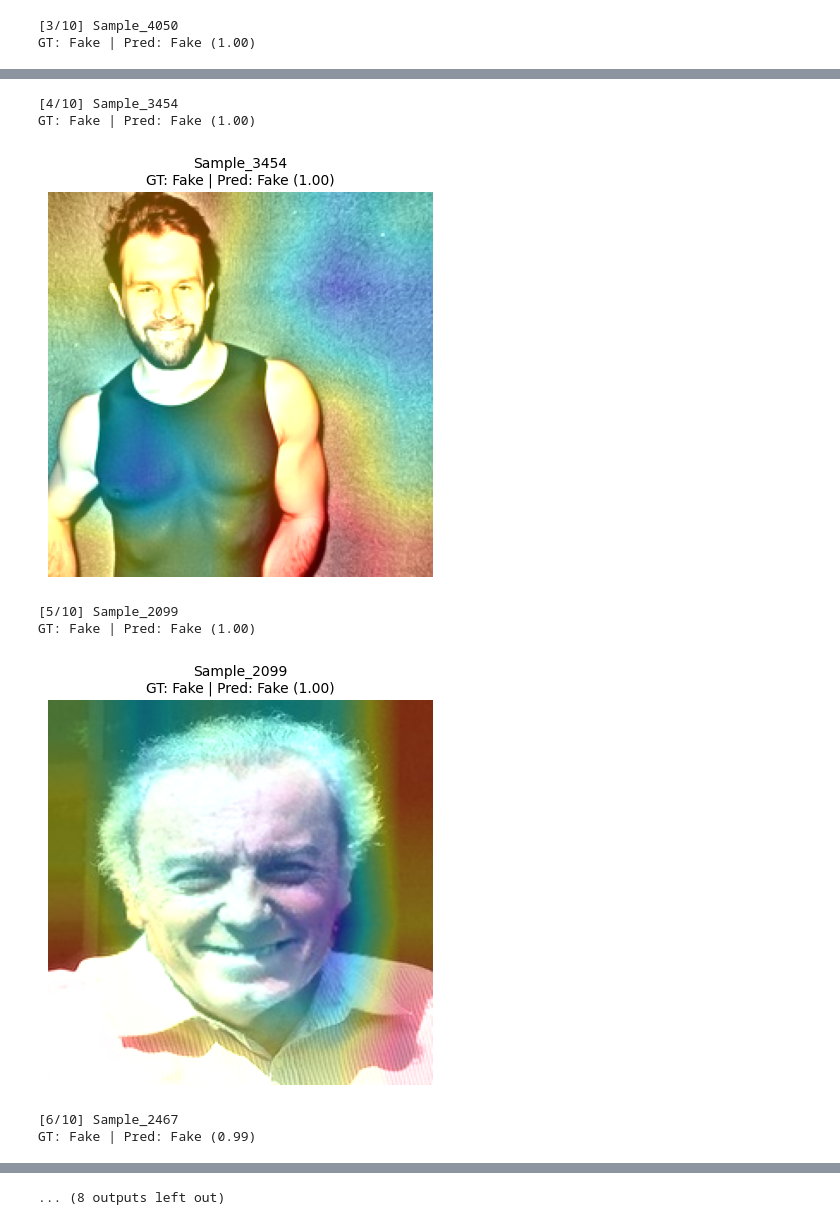
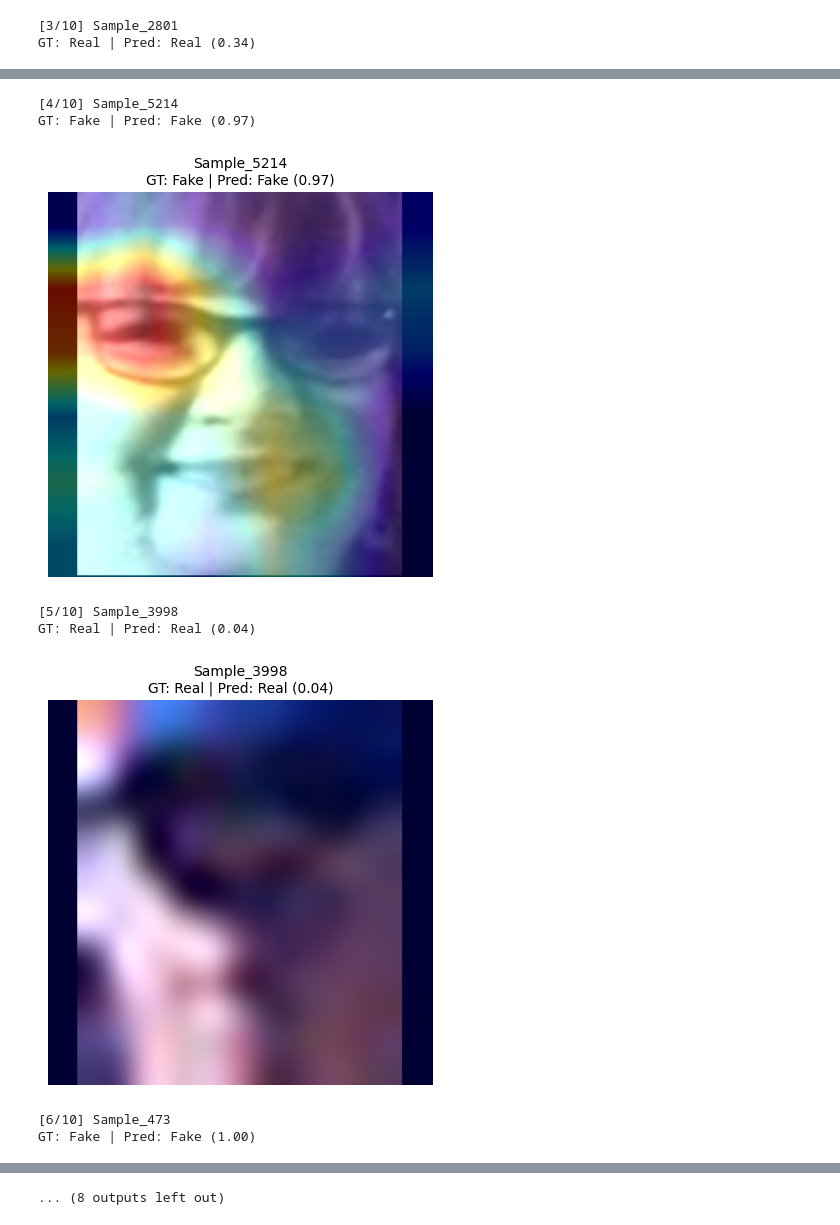
Before and after one commit to MLProject-2025/cnn, a Jupyter notebook: deepfake_with_gradcam.ipynb, the cells around one changed output, grey strips where cells are left out. Cells and saved outputs as stored; diff of their text form; code cells hidden in the pictures.

```diff
--- a/deepfake_with_gradcam.ipynb
+++ b/deepfake_with_gradcam.ipynb
@@ -265,9 +326,9 @@ device = torch.device("cuda" if torch.cuda.is_available() else "cpu")
 print(f"Using device: {device}")
 
 # 데이터 경로 및 라벨 수집
-Fake_PATH = "D:/workspace/python/experiments/dataset/deepfake_60k_224px/face_fake"
-Real_PATH = "D:/workspace/python/experiments/dataset/deepfake_60k_224px/face_real"
-MODEL_SAVE_PATH = "D:/workspace/python/experiments/deepfake_baseline_model.pth"
+Fake_PATH = "D:/workspace/python/experiments/dataset/univ_ML_basic/deepfake/cropped/face_fake"
+Real_PATH = "D:/workspace/python/experiments/dataset/univ_ML_basic/deepfake/cropped/face_real"
+MODEL_SAVE_PATH = "D:/workspace/python/experiments//deepfake_baseline_model.pth"
 print("이미지 경로 수집 중...")
 face_real_dir = os.path.join(Real_PATH)
 face_fake_dir = os.path.join(Fake_PATH)
@@ -276,26 +337,19 @@ real_paths = glob.glob(os.path.join(face_real_dir, "*.*"))
 fake_paths = glob.glob(os.path.join(face_fake_dir, "*.*"))
 
 all_paths = real_paths + fake_paths
+NUM_SAMPLES = len(all_paths)
 all_labels = [0] * len(real_paths) + [1] * len(fake_paths)
 
-total_found = len(all_labels)
-print(f"총 {total_found}개 이미지 경로 발견.")
+print(f"총 {len(all_labels)}개 이미지 경로 발견.")
 
-# 샘플링 로직 (수정됨)
-# NUM_SAMPLES 변수는 args.num_samples에서 가져온다고 가정합니다.
+# 10000개 샘플링
+target_paths = all_paths
+target_labels = all_labels
 
-print(f"{NUM_SAMPLES}개 샘플을 샘플링...")
-
-# 요청한 샘플 수가 전체 데이터보다 크거나 같으면 전체 사용 (오류 방지)
-if NUM_SAMPLES >= total_found:
-    print(f"ℹ️ 요청 수({NUM_SAMPLES})가 전체 데이터({total_found}) 이상이므로, 전체 데이터를 사용합니다.")
-    target_paths = all_paths
-    target_labels = all_labels
-
-    # 전체를 쓰더라도 학습을 위해 섞어줍니다.
-    combined = list(zip(target_paths, target_labels))
-    np.random.shuffle(combined)
-    target_paths[:], target_labels[:] = zip(*combined)
+# 전체를 쓰더라도 학습을 위해 섞어줍니다.
+combined = list(zip(target_paths, target_labels))
+np.random.shuffle(combined)
+target_paths[:], target_labels[:] = zip(*combined)
 # %% [output]
 Using device: cuda
 이미지 경로 수집 중...
@@ -439,18 +440,9 @@ Epoch 11/50 - 44s - Train Loss: 0.0359, Train Acc: 0.9902 - Val Loss: 0.0365, Va
 ... (9 outputs left out)
 # %%
-import torch
-import torch.nn as nn
 import torch.nn.functional as F
-from torch.utils.data import DataLoader, Dataset
-import torchvision.transforms as transforms
-from PIL import Image
 import matplotlib.pyplot as plt
-import numpy as np
-import os
 import glob
-import argparse
 import random
-from sklearn.model_selection import train_test_split
 import cv2
 
 class AlexNetLike(nn.Module):
@@ -511,7 +503,7 @@ class AlexNetLike(nn.Module):
     def get_activations(self, x):
         return self.last_conv_output
 
-def get_model(model_name, device):
+def get_model2(model_name, device):
     # 편의상 AlexNet만 구현 (필요시 확장)
     if model_name.lower() == 'alexnet_like':
         model = AlexNetLike(num_classes=1)
@@ -597,7 +589,7 @@ def show_gradcam(heatmap, img_uint8_tensor, title="Grad-CAM", save_path=None):
 
 
 # 2. 모델 로드
-model = get_model('alexnet_like', device)
+model = get_model2('alexnet_like', device)
 try:
     model.load_state_dict(torch.load(MODEL_SAVE_PATH, map_location=device))
     print("모델 로드 성공!")
@@ -652,2 +644,2 @@ GT: Fake | Pred: Fake (1.00)
-[3/10] Sample_4050
-GT: Fake | Pred: Fake (1.00)
+[3/10] Sample_2801
+GT: Real | Pred: Real (0.34)
@@ -655,8 +647,8 @@ GT: Fake | Pred: Fake (1.00)
-[4/10] Sample_3454
-GT: Fake | Pred: Fake (1.00)
+[4/10] Sample_5214
+GT: Fake | Pred: Fake (0.97)
-[figure, old version]
+[figure, new version]
-[5/10] Sample_2099
-GT: Fake | Pred: Fake (1.00)
+[5/10] Sample_3998
+GT: Real | Pred: Real (0.04)
-[figure, old version]
+[figure, new version]
-[6/10] Sample_2467
-GT: Fake | Pred: Fake (0.99)
+[6/10] Sample_473
+GT: Fake | Pred: Fake (1.00)
```
Also changed, not shown: parts of 17 cells of this notebook.
